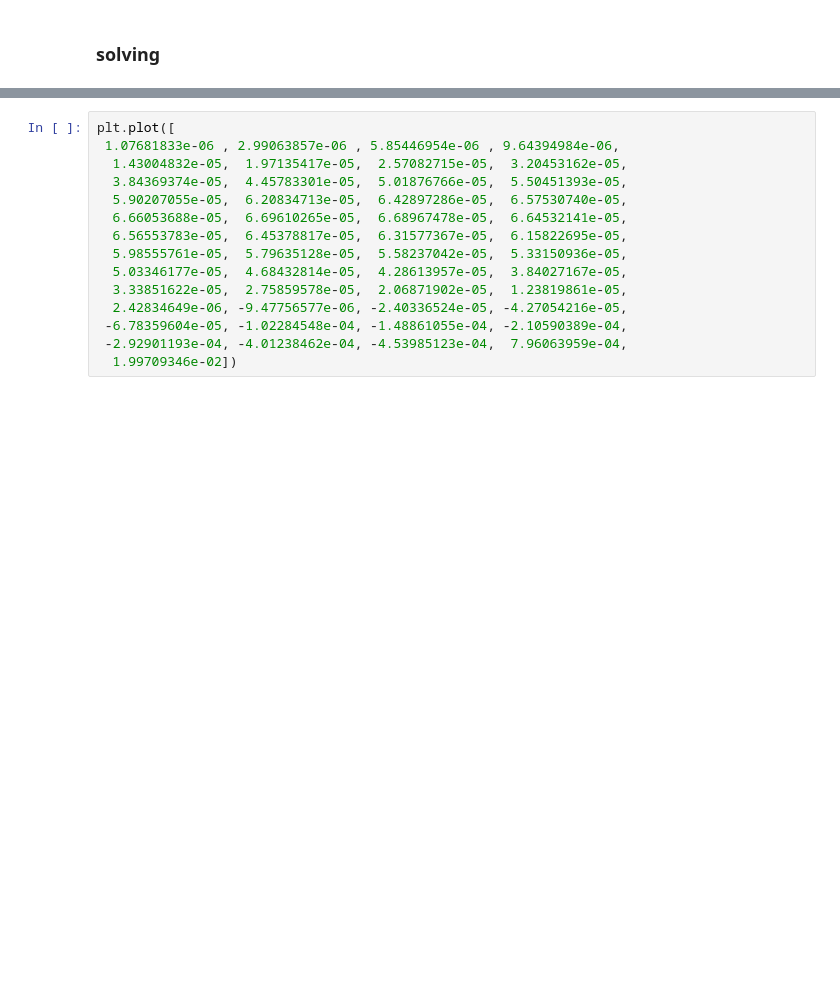
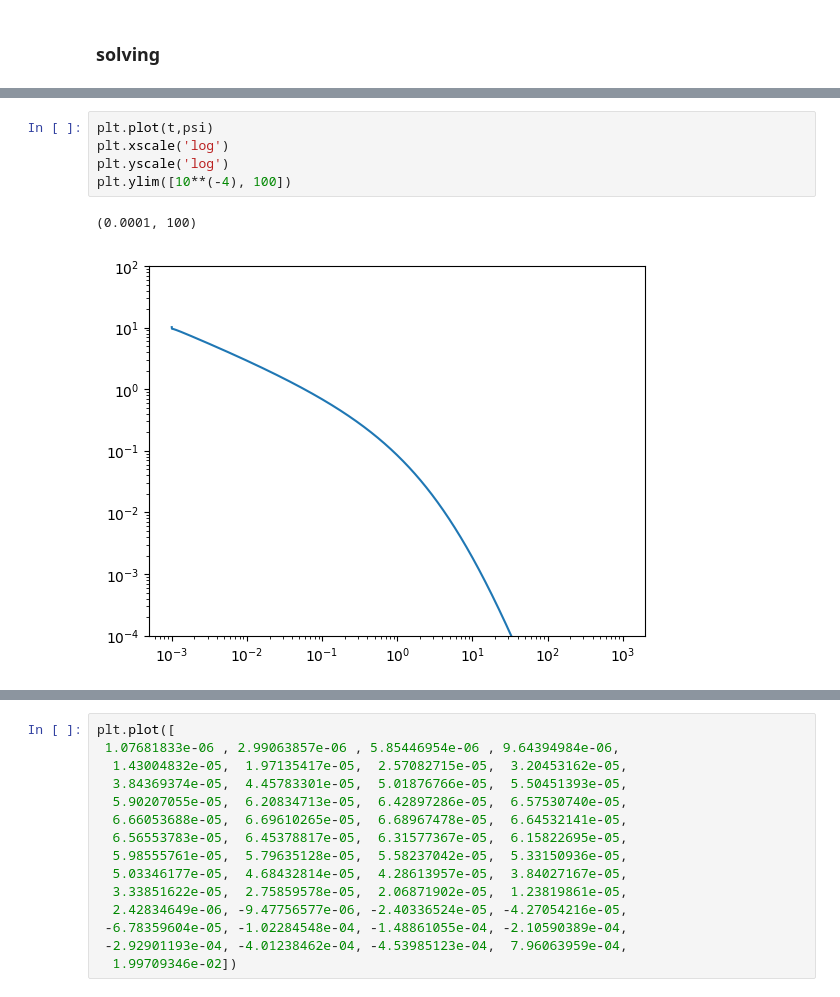
Before and after one commit to dashadem/CO2lovers, a Jupyter notebook: nonlinear.ipynb, the cells around one changed output, grey strips where cells are left out. Drawn from its saved outputs; the diff is of its cells as text; blank space fills up the shorter version.

```diff
--- a/nonlinear.ipynb
+++ b/nonlinear.ipynb
@@ -1155,3 +1153,11 @@ plt.yscale('log')
+# %%
+plt.plot(t,psi)
+plt.xscale('log')
+plt.yscale('log')
+plt.ylim([10**(-4), 100])
+# %% [output]
+(0.0001, 100)
+[figure, added]
 # %%
 g_teor = 0.86998*np.sqrt(t)
 error = np.abs(g_teor - g)/g
```
Also changed, not shown: parts of 5 cells of this notebook.
